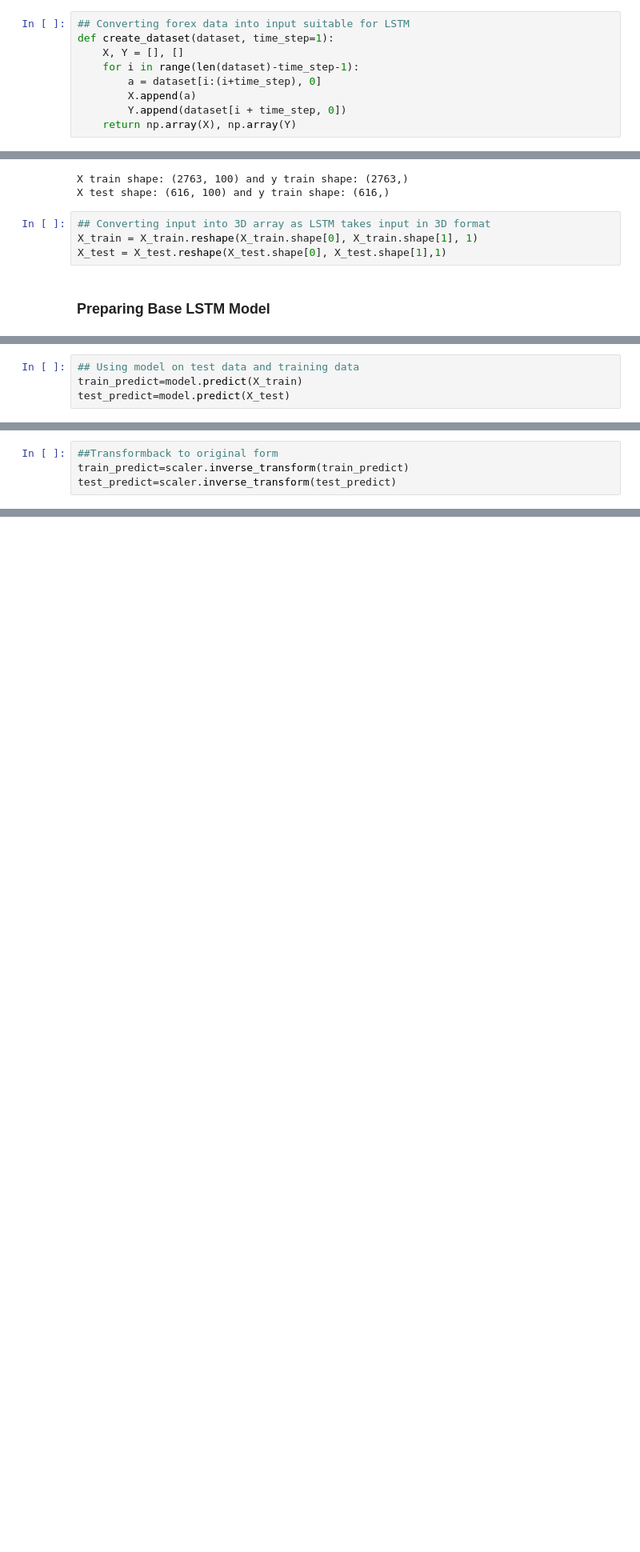
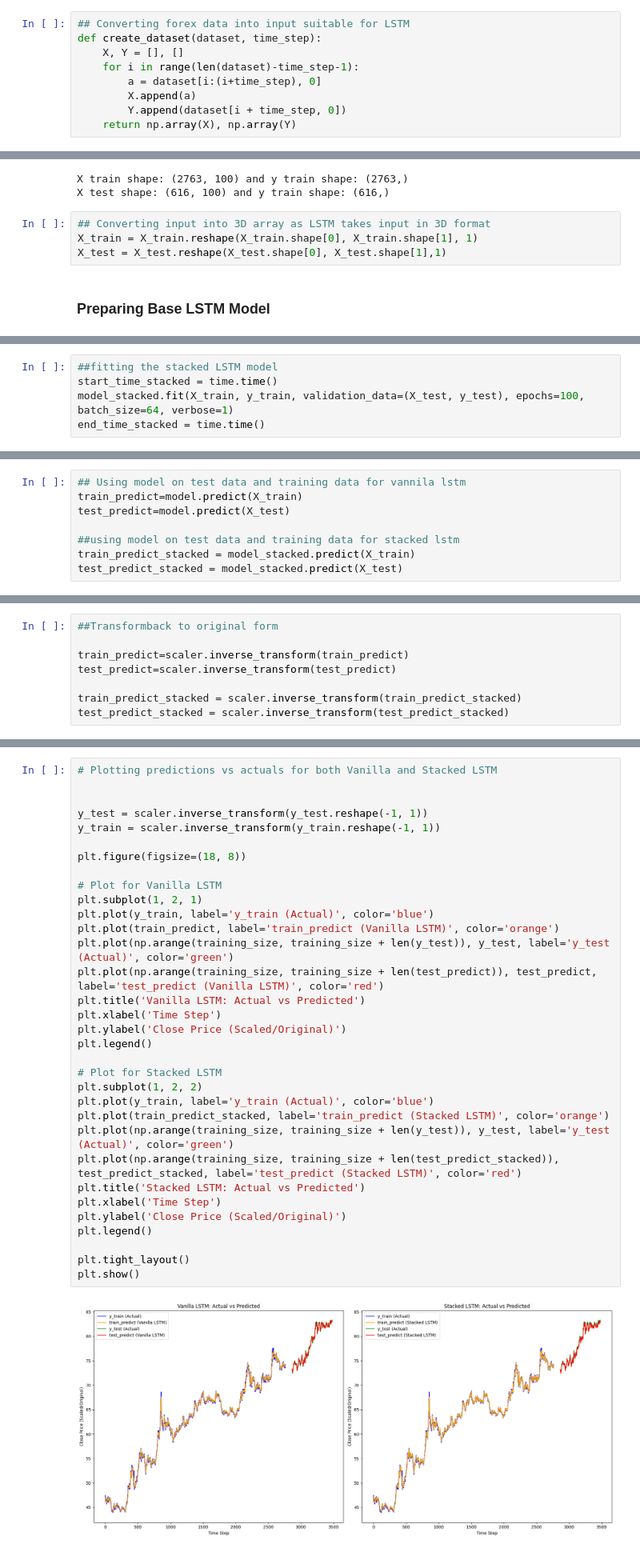
Before and after one commit to Anshul2110/Stock_Price_forecasting, a Jupyter notebook: code.ipynb, the cells around one changed output, grey strips where cells are left out. Shown at 80% size. Cells and saved outputs as stored; diff of their text form; blank space fills up the shorter version.

```diff
--- a/code.ipynb
+++ b/code.ipynb
@@ -122,7 +106,7 @@ training_size,test_size
 (2864, 717)
 # %%
 ## Converting forex data into input suitable for LSTM
-def create_dataset(dataset, time_step=1):
+def create_dataset(dataset, time_step):
     X, Y = [], []
     for i in range(len(dataset)-time_step-1):
         a = dataset[i:(i+time_step), 0]
@@ -206,0 +201,5 @@ y_train.shape,X_train.shape
+# %%
+##fitting the stacked LSTM model
+start_time_stacked = time.time()
+model_stacked.fit(X_train, y_train, validation_data=(X_test, y_test), epochs=100, batch_size=64, verbose=1)
+end_time_stacked = time.time()
@@ -207,5 +224,9 @@ y_train.shape,X_train.shape
 # %%
-## Using model on test data and training data
+## Using model on test data and training data for vannila lstm
 train_predict=model.predict(X_train)
 test_predict=model.predict(X_test)
+
+##using model on test data and training data for stacked lstm
+train_predict_stacked = model_stacked.predict(X_train)
+test_predict_stacked = model_stacked.predict(X_test)
 # %% [output]
@@ -214,6 +237,10 @@ test_predict=model.predict(X_test)
 # %%
 ##Transformback to original form
+
 train_predict=scaler.inverse_transform(train_predict)
 test_predict=scaler.inverse_transform(test_predict)
+
+train_predict_stacked = scaler.inverse_transform(train_predict_stacked)
+test_predict_stacked = scaler.inverse_transform(test_predict_stacked)
 # %%
 ### Calculating RMSE
@@ -247,0 +259,35 @@ plt.show()
+# %%
+# Plotting predictions vs actuals for both Vanilla and Stacked LSTM
+
+
+y_test = scaler.inverse_transform(y_test.reshape(-1, 1))
+y_train = scaler.inverse_transform(y_train.reshape(-1, 1))
+
+plt.figure(figsize=(18, 8))
+
+# Plot for Vanilla LSTM
+plt.subplot(1, 2, 1)
+plt.plot(y_train, label='y_train (Actual)', color='blue')
+plt.plot(train_predict, label='train_predict (Vanilla LSTM)', color='orange')
+plt.plot(np.arange(training_size, training_size + len(y_test)), y_test, label='y_test (Actual)', color='green')
+plt.plot(np.arange(training_size, training_size + len(test_predict)), test_predict, label='test_predict (Vanilla LSTM)', color='red')
+plt.title('Vanilla LSTM: Actual vs Predicted')
+plt.xlabel('Time Step')
+plt.ylabel('Close Price (Scaled/Original)')
+plt.legend()
+
+# Plot for Stacked LSTM
+plt.subplot(1, 2, 2)
+plt.plot(y_train, label='y_train (Actual)', color='blue')
+plt.plot(train_predict_stacked, label='train_predict (Stacked LSTM)', color='orange')
+plt.plot(np.arange(training_size, training_size + len(y_test)), y_test, label='y_test (Actual)', color='green')
+plt.plot(np.arange(training_size, training_size + len(test_predict_stacked)), test_predict_stacked, label='test_predict (Stacked LSTM)', color='red')
+plt.title('Stacked LSTM: Actual vs Predicted')
+plt.xlabel('Time Step')
+plt.ylabel('Close Price (Scaled/Original)')
+plt.legend()
+
+plt.tight_layout()
+plt.show()
+# %% [output]
+[figure, added]
```
Also changed, not shown: parts of 18 cells of this notebook.
